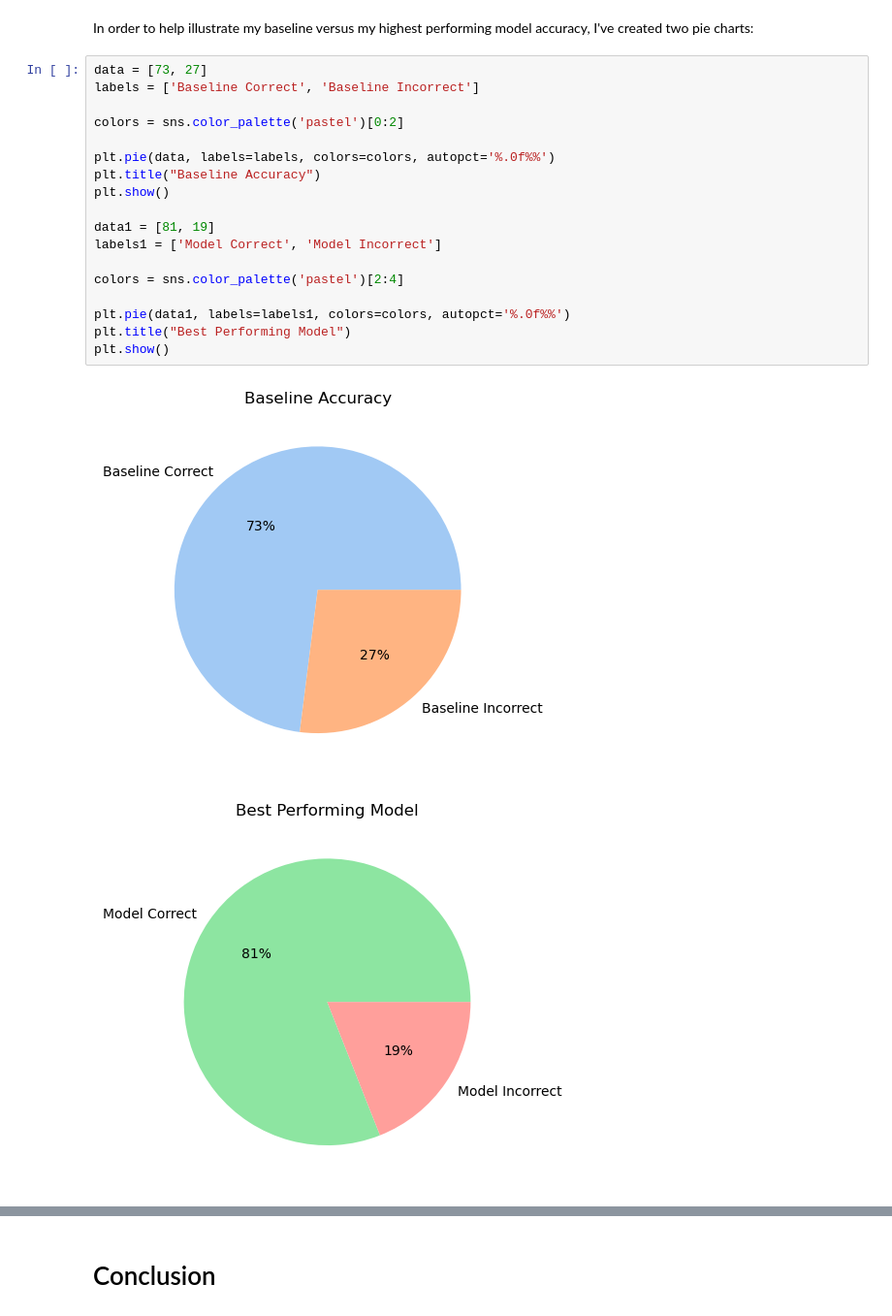
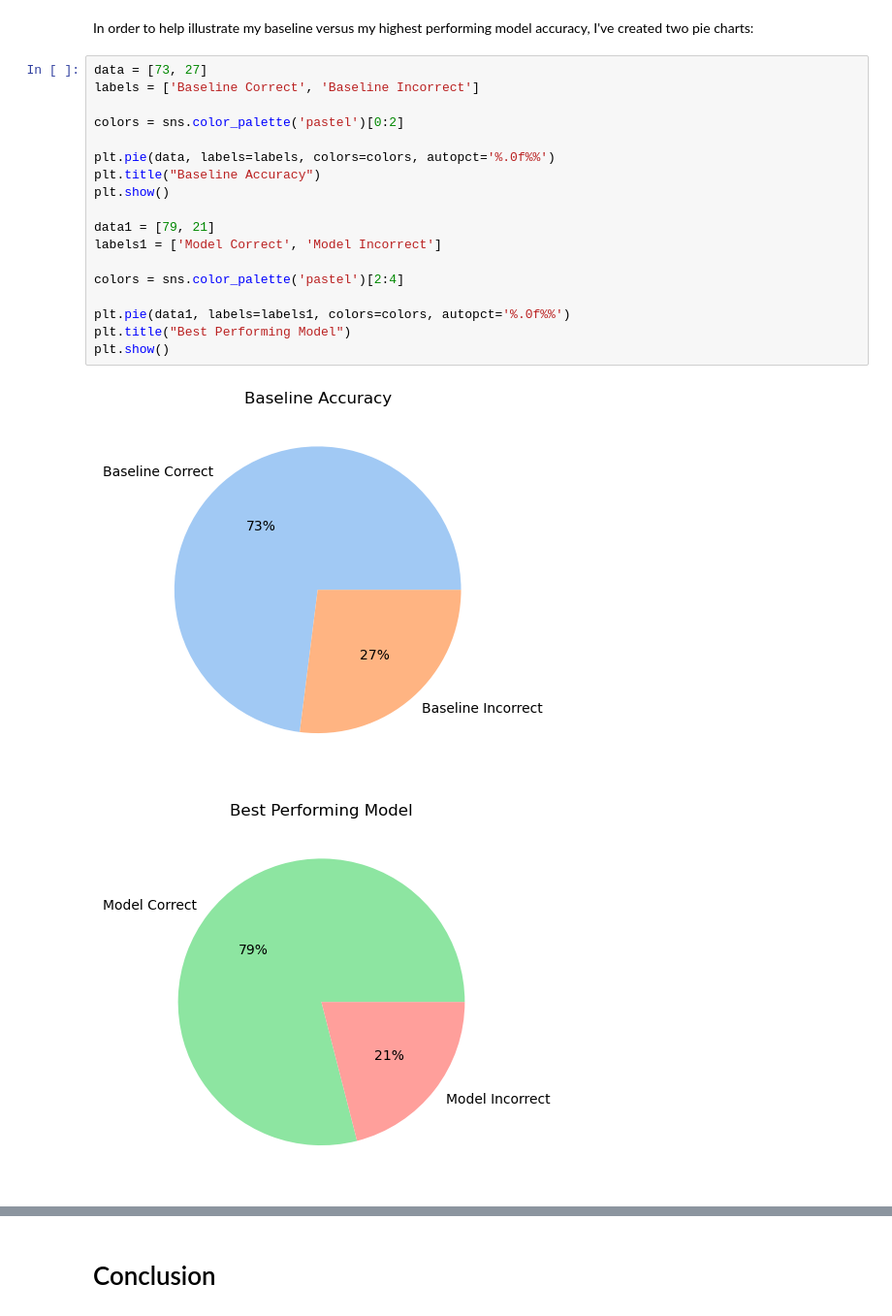
Before and after one commit to shawn-brown12/classification_project, a Jupyter notebook: Final_Report.ipynb, the cells around one changed output, grey strips where cells are left out. Shown at 97% size. Cells and saved outputs as stored; diff of their text form.

```diff
--- a/Final_Report.ipynb
+++ b/Final_Report.ipynb
@@ -401,24 +401,24 @@ In order to help illustrate my baseline versus my highest performing model accur
 # %%
 data = [73, 27]
 labels = ['Baseline Correct', 'Baseline Incorrect']
 
 colors = sns.color_palette('pastel')[0:2]
 
 plt.pie(data, labels=labels, colors=colors, autopct='%.0f%%')
 plt.title("Baseline Accuracy")
 plt.show()
 
-data1 = [81, 19]
+data1 = [79, 21]
 labels1 = ['Model Correct', 'Model Incorrect']
 
 colors = sns.color_palette('pastel')[2:4]
 
 plt.pie(data1, labels=labels1, colors=colors, autopct='%.0f%%')
 plt.title("Best Performing Model")
 plt.show()
 # %% [output]
 [figure]
-[figure, old version]
+[figure, new version]
 # %% [markdown]
 ## Final Interpretation of the Test
 
```
Also changed, not shown: parts of 11 cells of this notebook, 1 other file.
